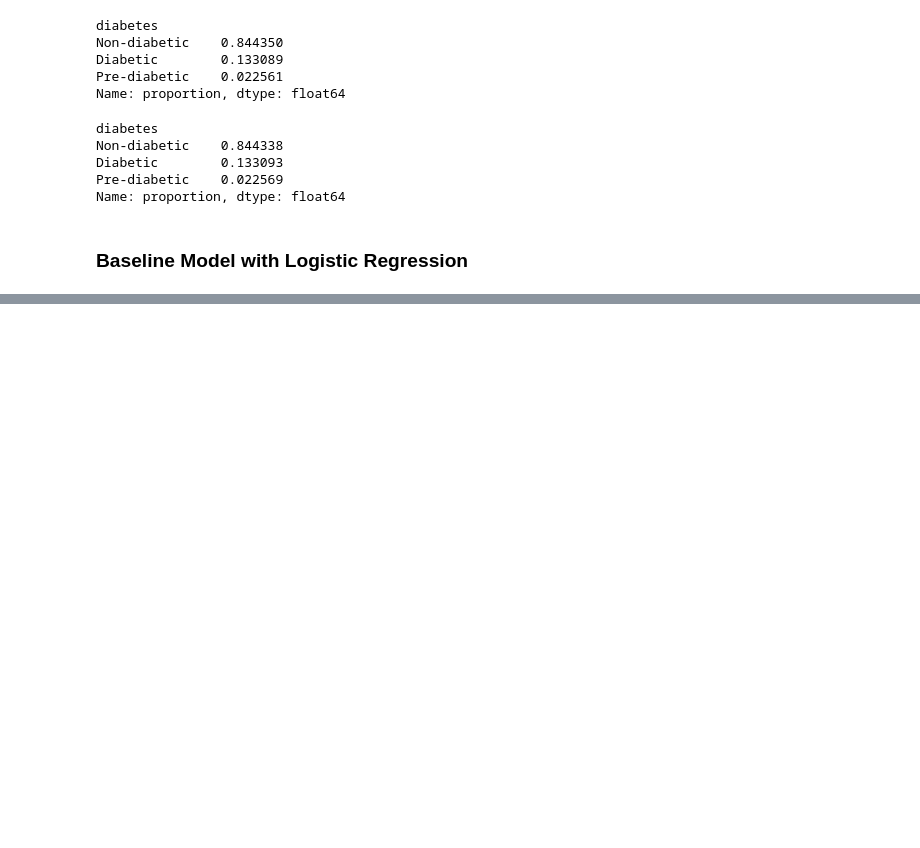
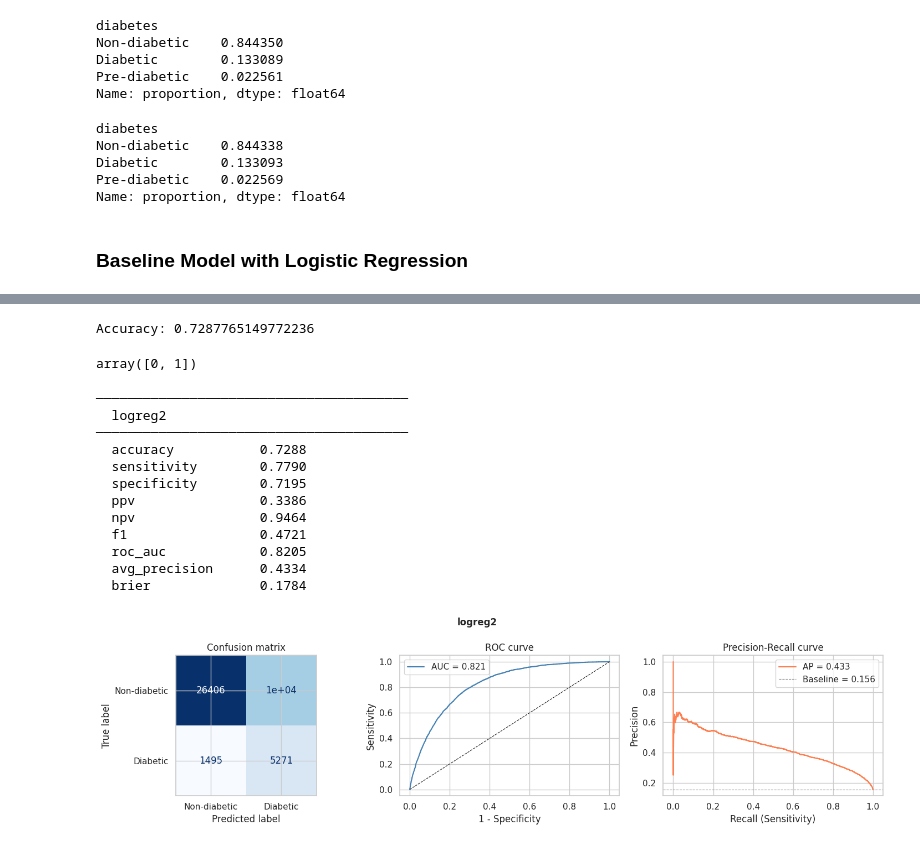
Before and after one commit to maradeben/wotosuga-core, a Jupyter notebook: model_building/model_notebook.ipynb, the cells around one changed output, grey strips where cells are left out. Saved outputs shown, nothing was run; the diff lists cells and outputs as text; code cells hidden in the pictures; blank space fills up the shorter version.

Commit message:
Modelling checkpoint after feature engineering

```diff
--- a/model_building/model_notebook.ipynb
+++ b/model_building/model_notebook.ipynb
@@ -287,9 +292,18 @@ def detect_columns(features):
 # %%
 from sklearn.linear_model import LogisticRegression
 
+# build column transformer
+numeric_cols = X_train.select_dtypes(include='number').columns.tolist()
+categorical_cols = X_train.select_dtypes(exclude='number').columns.tolist()
+
+preprocessor = ColumnTransformer([
+    ('num', StandardScaler(), numeric_cols),
+    ('cat', OneHotEncoder(handle_unknown='ignore'), categorical_cols)
+])
+
+# build pipeline
 logreg = Pipeline([
-    ('scaler', StandardScaler()),
-    ('ohe', OneHotEncoder()),
+    ('preprocessor', preprocessor),
     ('lr', LogisticRegression(random_state=42))
 ])
 
@@ -304,0 +364,3 @@ ValueError: could not convert string to float: 'Female'
+# %%
+df_1['diabetes'] = df_1['diabetes'].map({'Non-diabetic': 0, 'Pre-diabetic': 1, 'Diabetic': 1})
+df_1.diabetes.value_counts()
@@ -304,0 +374,10 @@ ValueError: could not convert string to float: 'Female'
+# %%
+target = 'diabetes'
+
+y = df_1[target]
+X = df_1.drop(columns=[target])
+
+X_train, X_test, y_train, y_test = train_test_split(X, y, test_size=0.05, random_state=42, stratify=y)
+
+print(f"Training...\nFeatures:  {len(X_train)}\tTarget:  {len(y_train)}")
+print(f"Testing...\nFeatures:  {len(X_test)}\tTarget:  {len(y_test)}")
@@ -304,0 +401,18 @@ ValueError: could not convert string to float: 'Female'
+# %%
+# build pipeline
+logreg2 = Pipeline([
+    ('preprocessor', preprocessor),
+    ('lr', LogisticRegression(random_state=42, class_weight='balanced'))
+])
+
+
+logreg2.fit(X_train, y_train)
+
+lr_pred2 = logreg2.predict(X_test)
+
+print(f"Accuracy: {accuracy_score(y_test, lr_pred2)}")
+acc = accuracy_score(y_test, lr_pred2)
+tn, fp, fn, tp = confusion_matrix(y_test, lr_pred2).ravel()
+lr_prob = logreg2.predict_proba(X_test)[:, 1]
+# %% [output]
+Accuracy: 0.7287765149772236
@@ -304,0 +496,20 @@ ValueError: could not convert string to float: 'Female'
+# %%
+logreg2.classes_
+# %% [output]
+array([0, 1])
+# %%
+metrics = evaluate_model('logreg2', y_test, lr_pred2,lr_prob)
+# %% [output]
+────────────────────────────────────────
+  logreg2
+────────────────────────────────────────
+  accuracy           0.7288
+  sensitivity        0.7790
+  specificity        0.7195
+  ppv                0.3386
+  npv                0.9464
+  f1                 0.4721
+  roc_auc            0.8205
+  avg_precision      0.4334
+  brier              0.1784
+[figure, added]
```
Also changed, not shown: parts of 30 cells of this notebook, 2 other files.
